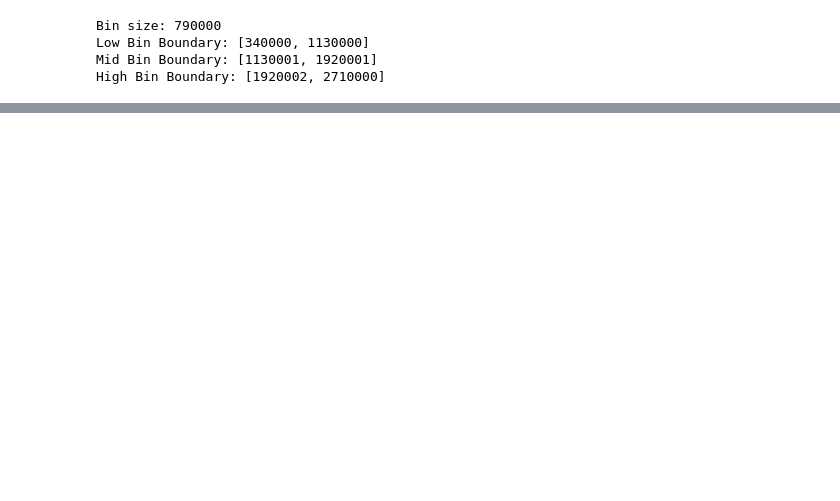
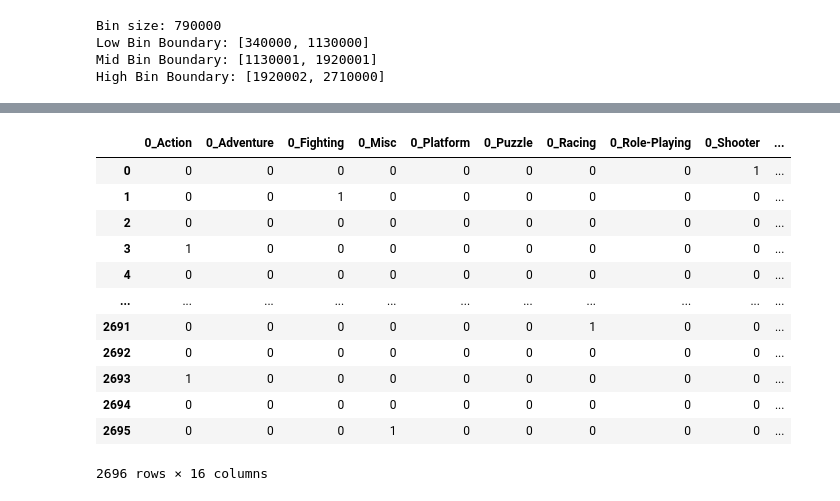
Before and after one commit to jhgalvin/DS_Project, a Jupyter notebook: dsProject.ipynb, the cells around one changed output, grey strips where cells are left out. Saved outputs shown, nothing was run; the diff lists cells and outputs as text; code cells hidden in the pictures; blank space fills up the shorter version.

```diff
--- a/dsProject.ipynb
+++ b/dsProject.ipynb
@@ -517,0 +554,17 @@ X_train, X_test, y_train, y_test = train_test_split(X, y, test_size = 0.3, rando
+# %%
+pd.get_dummies(pd.DataFrame(top3000since2006_standardized.values[:, [4, 12]]))
+#top3000since2006_standardized
+# %% [output]
+|  | 0_Action | 0_Adventure | 0_Fighting | 0_Misc | 0_Platform | 0_Puzzle | 0_Racing | 0_Role-Playing | 0_Shooter | ... |
+| 0 | 0 | 0 | 0 | 0 | 0 | 0 | 0 | 0 | 1 | ... |
+| 1 | 0 | 0 | 1 | 0 | 0 | 0 | 0 | 0 | 0 | ... |
+| 2 | 0 | 0 | 0 | 0 | 0 | 0 | 0 | 0 | 0 | ... |
+| 3 | 1 | 0 | 0 | 0 | 0 | 0 | 0 | 0 | 0 | ... |
+| 4 | 0 | 0 | 0 | 0 | 0 | 0 | 0 | 0 | 0 | ... |
+| ... | ... | ... | ... | ... | ... | ... | ... | ... | ... | ... |
+| 2691 | 0 | 0 | 0 | 0 | 0 | 0 | 1 | 0 | 0 | ... |
+| 2692 | 0 | 0 | 0 | 0 | 0 | 0 | 0 | 0 | 0 | ... |
+| 2693 | 1 | 0 | 0 | 0 | 0 | 0 | 0 | 0 | 0 | ... |
+| 2694 | 0 | 0 | 0 | 0 | 0 | 0 | 0 | 0 | 0 | ... |
+| 2695 | 0 | 0 | 0 | 1 | 0 | 0 | 0 | 0 | 0 | ... |
+2696 rows × 16 columns
```
Also changed, not shown: parts of 9 cells of this notebook, 1 other file.
